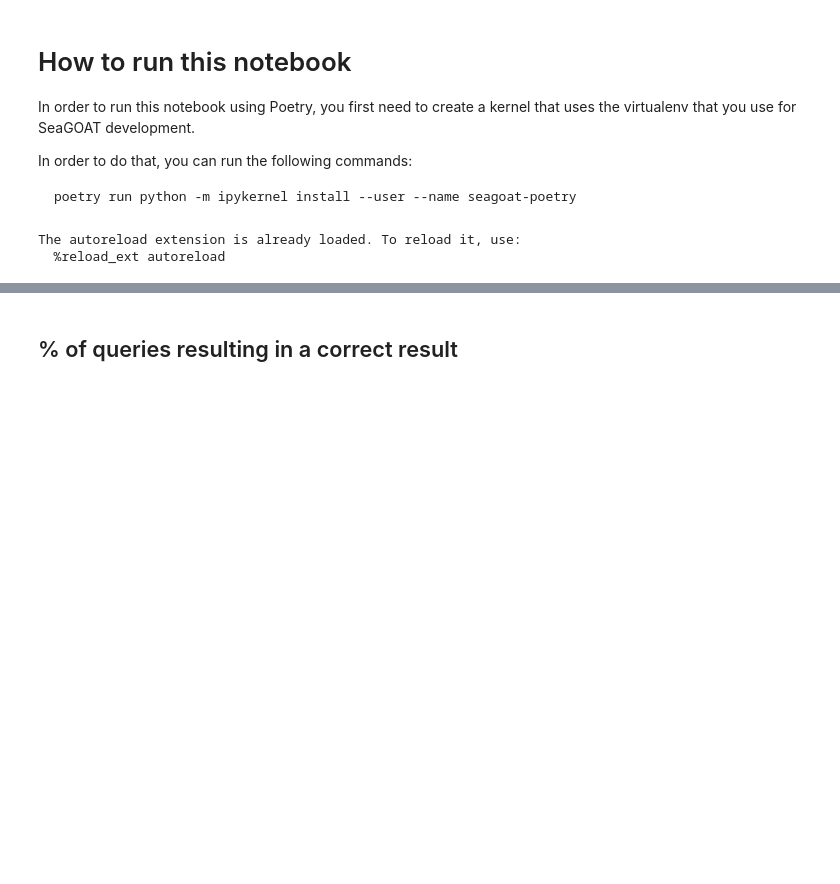
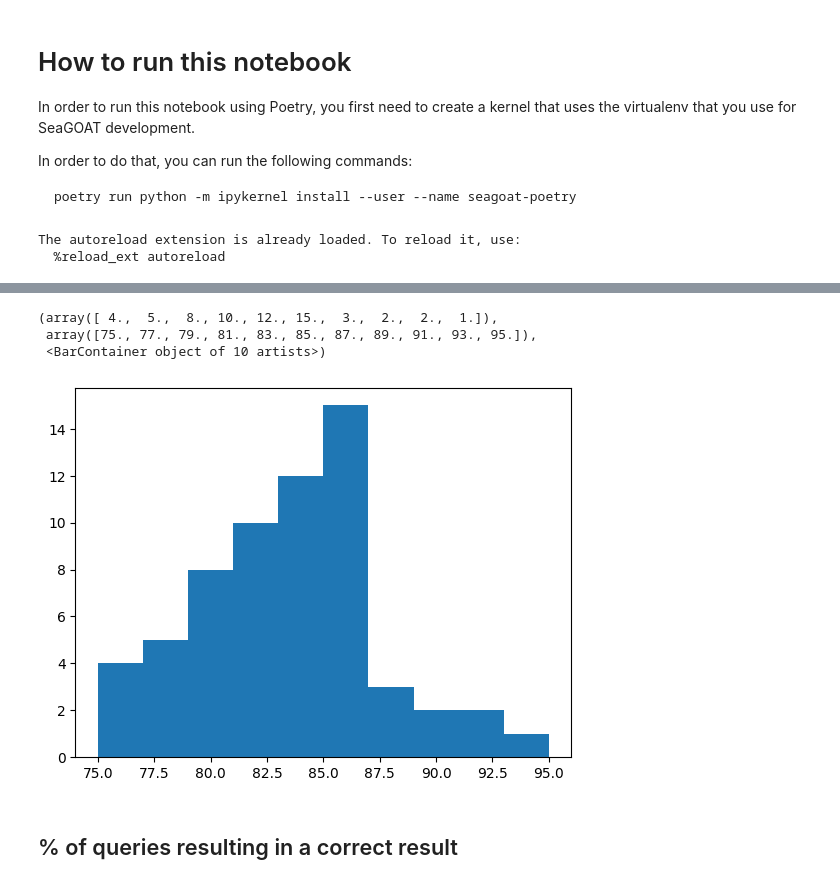
Before and after one commit to kantord/SeaGOAT, a Jupyter notebook: benchmark/benchmark.ipynb, the cells around one changed output, grey strips where cells are left out. Cells and saved outputs as stored; diff of their text form; code cells hidden in the pictures; blank space fills up the shorter version.

```diff
--- a/benchmark/benchmark.ipynb
+++ b/benchmark/benchmark.ipynb
@@ -38,3 +63,10 @@ results = load_results("initial test")
+# %%
+plt.hist([x['qualityScore'] for x in results], 10)
+# %% [output]
+(array([ 4.,  5.,  8., 10., 12., 15.,  3.,  2.,  2.,  1.]),
+ array([75., 77., 79., 81., 83., 85., 87., 89., 91., 93., 95.]),
+ <BarContainer object of 10 artists>)
+[figure, added]
 # %% [markdown]
 ## % of queries resulting in a correct result
 # %%
```
Also changed, not shown: parts of 17 cells of this notebook, 3 other files.
